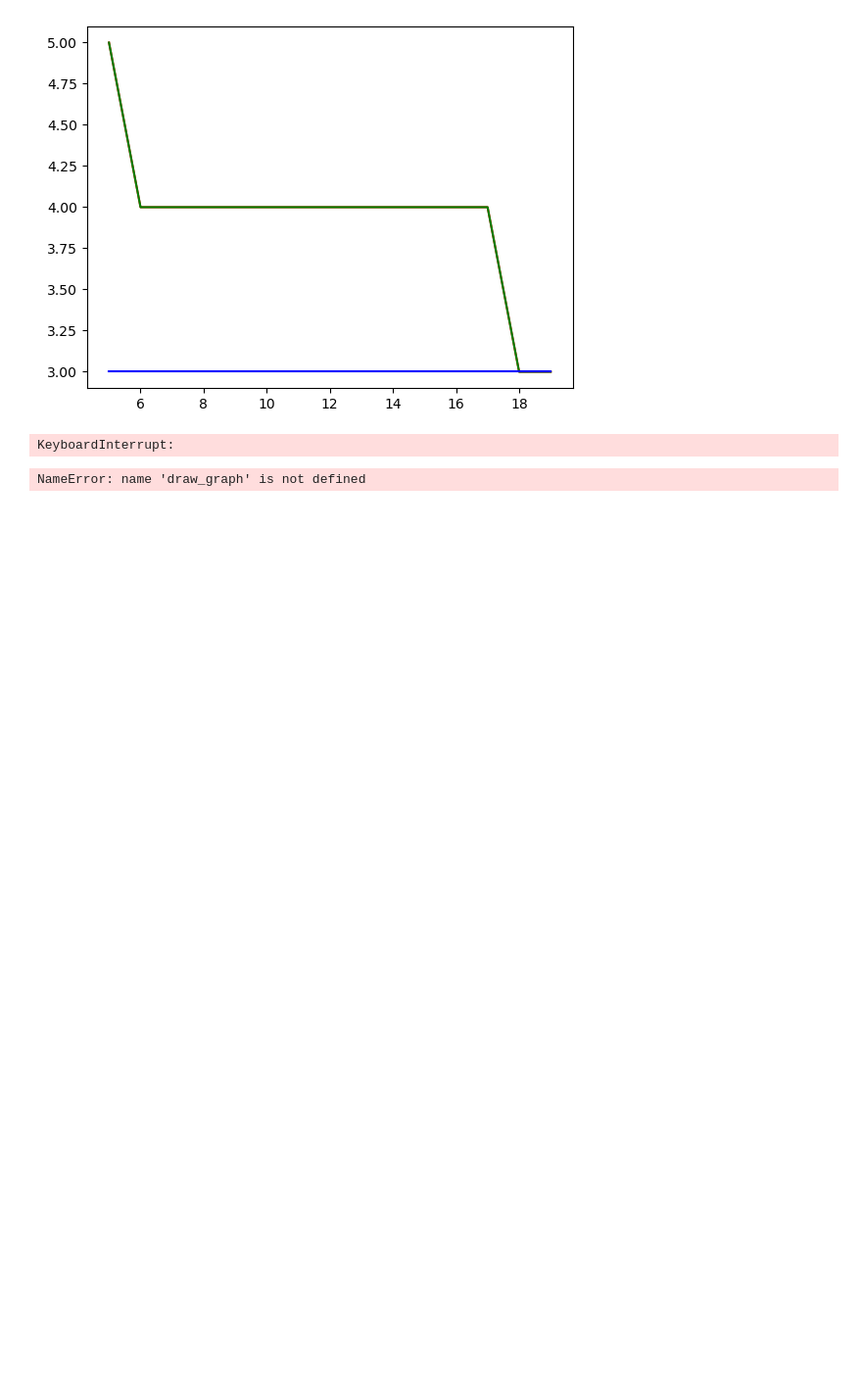
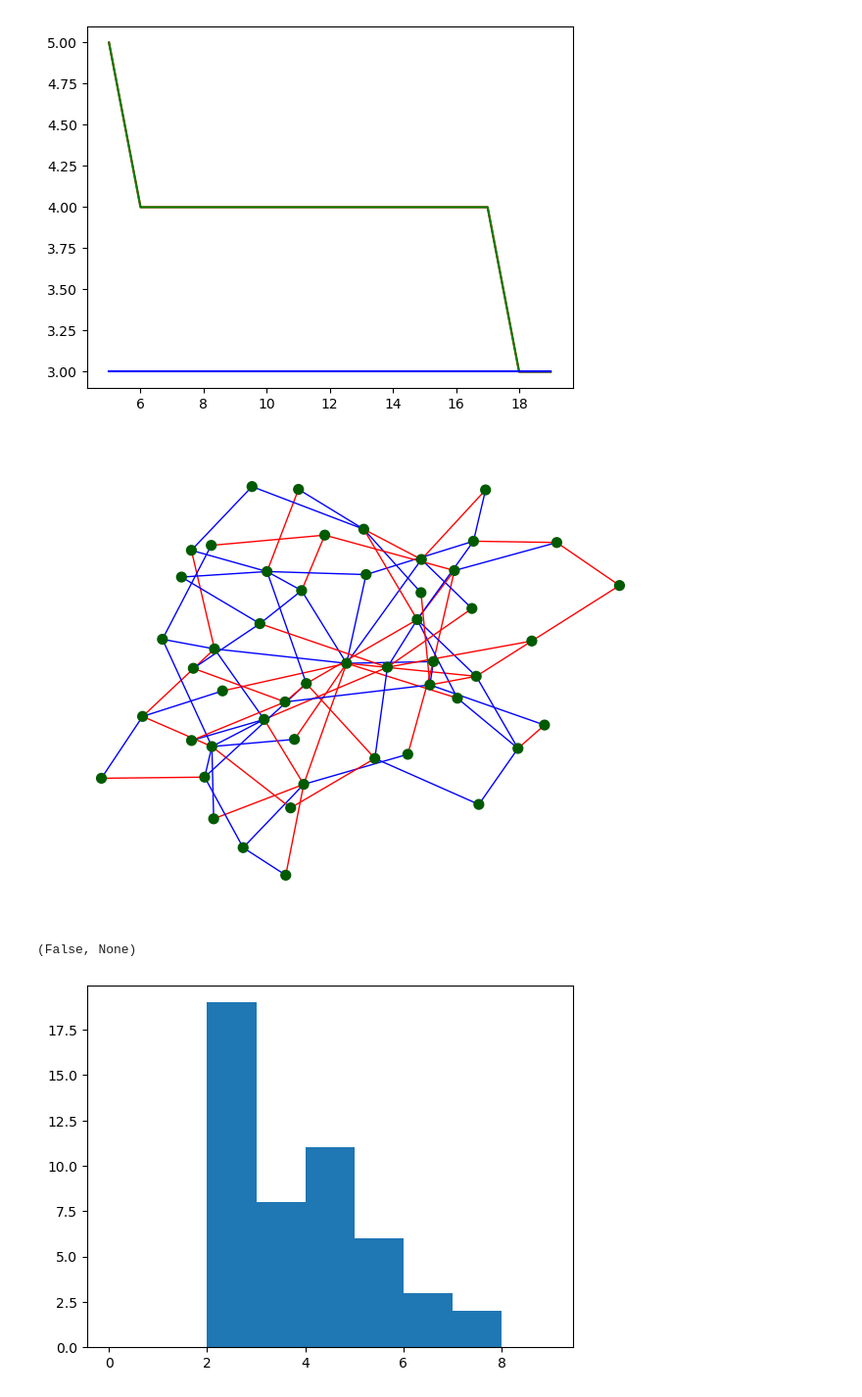
Before and after one commit to karoljanic/preferential-colouring-of-random-graphs, a Jupyter notebook: preferential-colouring-of-random-graphs.ipynb, the cells around one changed output. Shown at 98% size. Cells and saved outputs as stored; diff of their text form; code cells hidden in the pictures; blank space fills up the shorter version.

Commit message:
Saving graph to json. Drawing saven graph with networkx

```diff
--- a/preferential-colouring-of-random-graphs.ipynb
+++ b/preferential-colouring-of-random-graphs.ipynb
@@ -144,12 +126,3 @@ def count_cycles(G: nx.Graph, length: int) -> int:
-# %%
-cycles = []
-
-ba = barabasi_albert_graph(50, 2, 3)
-cycles.append(count_cycles(ba, 3))
-
-plt.hist(cycles, bins=range(10))
-# %% [output]
-KeyboardInterrupt:
 # %%
 def draw_graph(G: nx.Graph):
     """Draw a graph with node and edge colors.
@@ -160,17 +133,52 @@ def draw_graph(G: nx.Graph):
         The graph to draw.
     """
 
-    edge_colors = [G.edges[edge]['color'] for edge in G.edges ]
+    node_colors = [G.nodes[node]['color'] if 'color' in G.nodes[node] else 'black' for node in G.nodes()]
+    edge_colors = [G.edges[edge]['color'] if 'color' in G.edges[edge] else 'black' for edge in G.edges()]
     pos = nx.spring_layout(G)
-    nx.draw(G, pos, edge_color=edge_colors, with_labels=False, node_color='black', node_size=50)
+    nx.draw(G, pos, node_color=node_colors, node_size=50, edge_color=edge_colors, with_labels=False)
     plt.show()
+# %%
+def load_graph_from_file(file_path: str):
+    """Draw a graph from a file.
+
+    Parameters
+    ----------
+    file_path : str
+        The path to the file.
+    """
+
+    with open(file_path, 'r') as f:
+        data = json.load(f)
+
+    G = nx.Graph()
+
+    for node in data['nodes']:
+        if 'id' in node and 'color' in node:
+            G.add_node(node['id'], color=node['color'])
+        elif 'id' in node:
+            G.add_node(node['id'])
+
+    for edge in data['edges']:
+        if 'source' in edge and 'target' in edge and 'color' in edge:
+            G.add_edge(edge['source'], edge['target'], color=edge['color'])
+        elif 'source' in edge and 'target' in edge:
+            G.add_edge(edge['source'], edge['target'])
+
+    return G
 # %%
-ba = barabasi_albert_graph(50, 2, 4)
+# ba = barabasi_albert_graph(50, 2, 4)
+# ba = load_graph_from_file('cmake-build-debug/simple-graph.txt')
+ba = load_graph_from_file('cmake-build-debug/graph1-nc.txt')
+# ba = load_graph_from_file('cmake-build-debug/graph2-ec.txt')
+# ba = load_graph_from_file('cmake-build-debug/graph3-nc-ec.txt')
 draw_graph(ba)
 
 degs = [d for n, d in ba.degree()]
 plt.figure()
 plt.hist(degs, bins=range(10))
 print(nx.check_planarity(ba))
 # %% [output]
+[figure, added]
-NameError: name 'draw_graph' is not defined
+(False, None)
+[figure, added]
```
Also changed, not shown: parts of 2 cells of this notebook, 5 other files.
